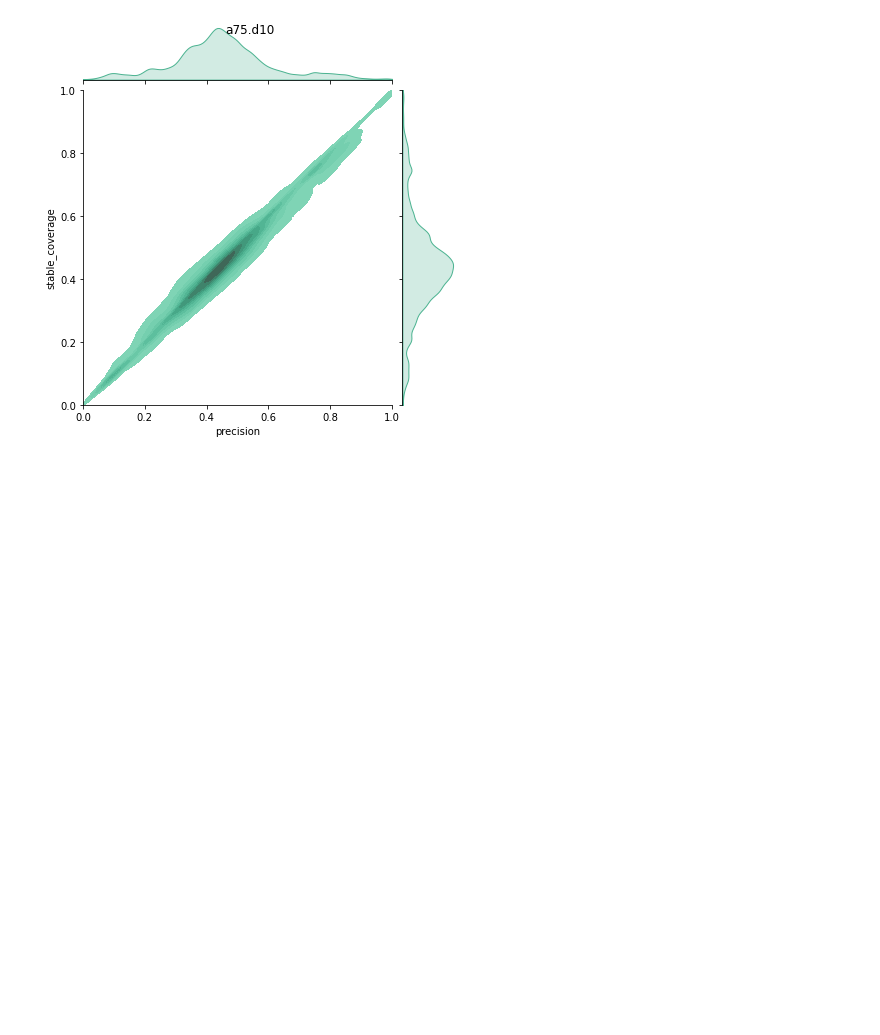
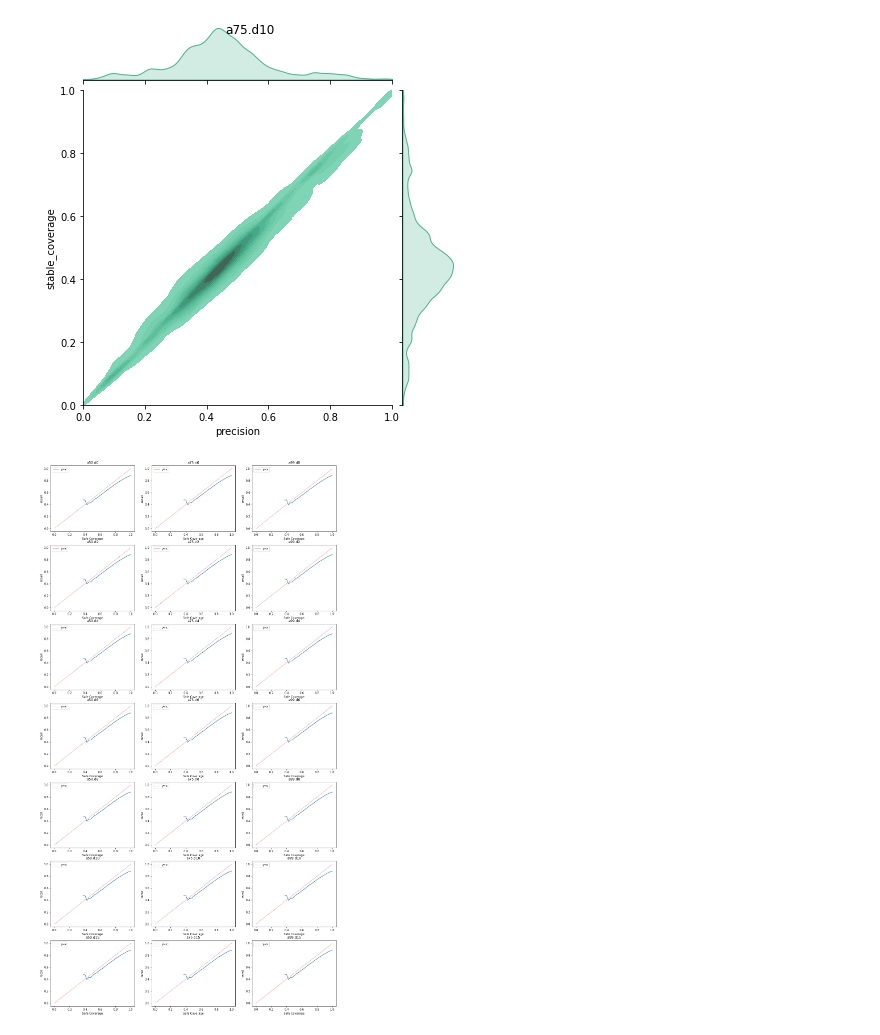
Before and after one commit to algbio/alignment-safety, a Jupyter notebook: pipeline/analysis/motifs.ipynb, the cells around one changed output. Saved outputs shown, nothing was run; the diff lists cells and outputs as text; code cells hidden in the pictures; blank space fills up the shorter version.

Commit message:
brainstorming plot added

```diff
--- a/pipeline/analysis/motifs.ipynb
+++ b/pipeline/analysis/motifs.ipynb
@@ -463,3 +463,24 @@ plot_kde(groups, 75, [6,8,10], x="precision", y="stable_coverage")
 [figure]
 [figure]
 [figure]
+# %%
+def grid_safe_coverage_binned(groups, y, alphas, deltas, bins=21, plot_xy_line=True):
+    fig, axes = plt.subplots(nrows=len(deltas), ncols=len(alphas), figsize=(6*len(alphas), 5*len(deltas)))
+    for j, d in enumerate(deltas):
+        for i, a in enumerate(alphas):
+            Y = np.zeros(bins)
+            X = np.linspace(0, 1, num=bins)
+            for k, x in enumerate(X):
+                Y[k] = groups[(75,6)][groups[(75, 6)]["safe_coverage"] < x][y].mean()
+            axes[j][i].plot(X, Y)
+            if plot_xy_line:
+                axes[j][i].plot([0,1], [0,1], color="r", linewidth=0.5, label="y=x")
+                axes[j][i].legend()
+            axes[j][i].set_title(f"a{a}.d{d}")
+            axes[j][i].set_xlabel("Safe Coverage")
+            axes[j][i].set_ylabel(y)
+    plt.show()
+
+grid_safe_coverage_binned(groups, "recall", alphas, deltas, 41)
+# %% [output]
+[figure, added]
```
